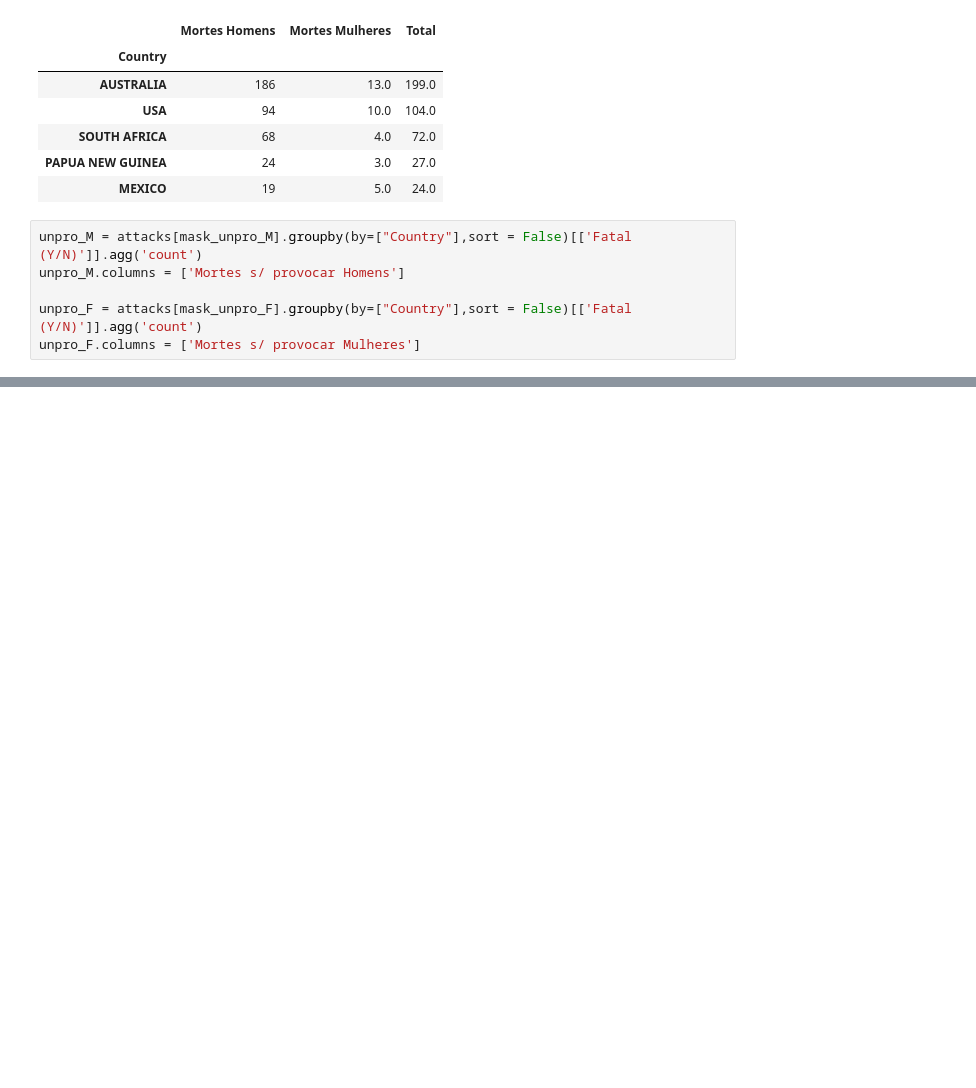
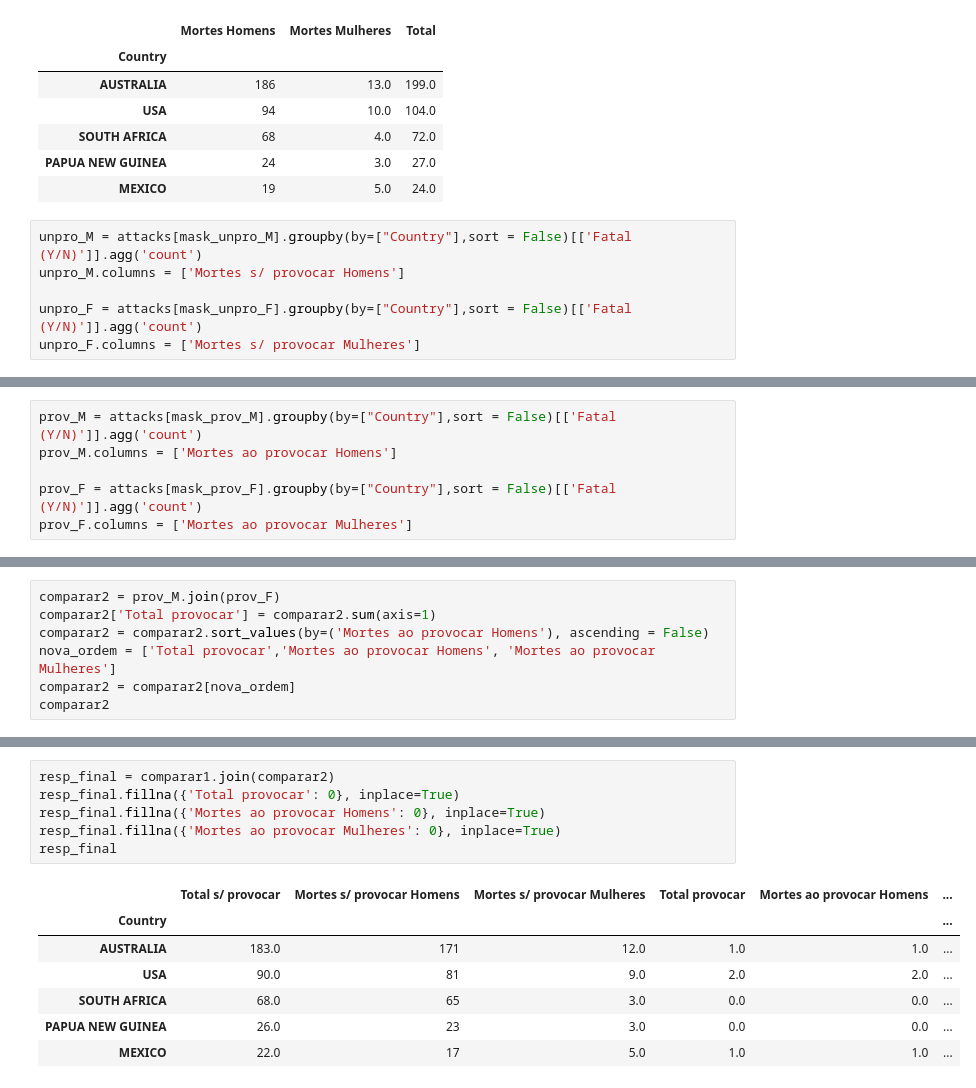
Before and after one commit to tomasgiannetti/Shark-Attack, a Jupyter notebook: Analysis.ipynb, the cells around one changed output, grey strips where cells are left out. Cells and saved outputs as stored; diff of their text form; blank space fills up the shorter version.

```diff
--- a/Analysis.ipynb
+++ b/Analysis.ipynb
@@ -125,0 +106,6 @@ comparar1
+# %%
+prov_M = attacks[mask_prov_M].groupby(by=["Country"],sort = False)[['Fatal (Y/N)']].agg('count')
+prov_M.columns = ['Mortes ao provocar Homens']
+
+prov_F = attacks[mask_prov_F].groupby(by=["Country"],sort = False)[['Fatal (Y/N)']].agg('count')
+prov_F.columns = ['Mortes ao provocar Mulheres']
@@ -125,0 +119,7 @@ comparar1
+# %%
+comparar2 = prov_M.join(prov_F)
+comparar2['Total provocar'] = comparar2.sum(axis=1)
+comparar2 = comparar2.sort_values(by=('Mortes ao provocar Homens'), ascending = False)
+nova_ordem = ['Total provocar','Mortes ao provocar Homens', 'Mortes ao provocar Mulheres']
+comparar2 = comparar2[nova_ordem]
+comparar2
@@ -125,0 +133,14 @@ comparar1
+# %%
+resp_final = comparar1.join(comparar2)
+resp_final.fillna({'Total provocar': 0}, inplace=True)
+resp_final.fillna({'Mortes ao provocar Homens': 0}, inplace=True)
+resp_final.fillna({'Mortes ao provocar Mulheres': 0}, inplace=True)
+resp_final
+# %% [output]
+|  | Total s/ provocar | Mortes s/ provocar Homens | Mortes s/ provocar Mulheres | Total provocar | Mortes ao provocar Homens | ... |
+| Country |  |  |  |  |  | ... |
+| AUSTRALIA | 183.0 | 171 | 12.0 | 1.0 | 1.0 | ... |
+| USA | 90.0 | 81 | 9.0 | 2.0 | 2.0 | ... |
+| SOUTH AFRICA | 68.0 | 65 | 3.0 | 0.0 | 0.0 | ... |
+| PAPUA NEW GUINEA | 26.0 | 23 | 3.0 | 0.0 | 0.0 | ... |
+| MEXICO | 22.0 | 17 | 5.0 | 1.0 | 1.0 | ... |
```
Also changed, not shown: parts of 6 cells of this notebook.
